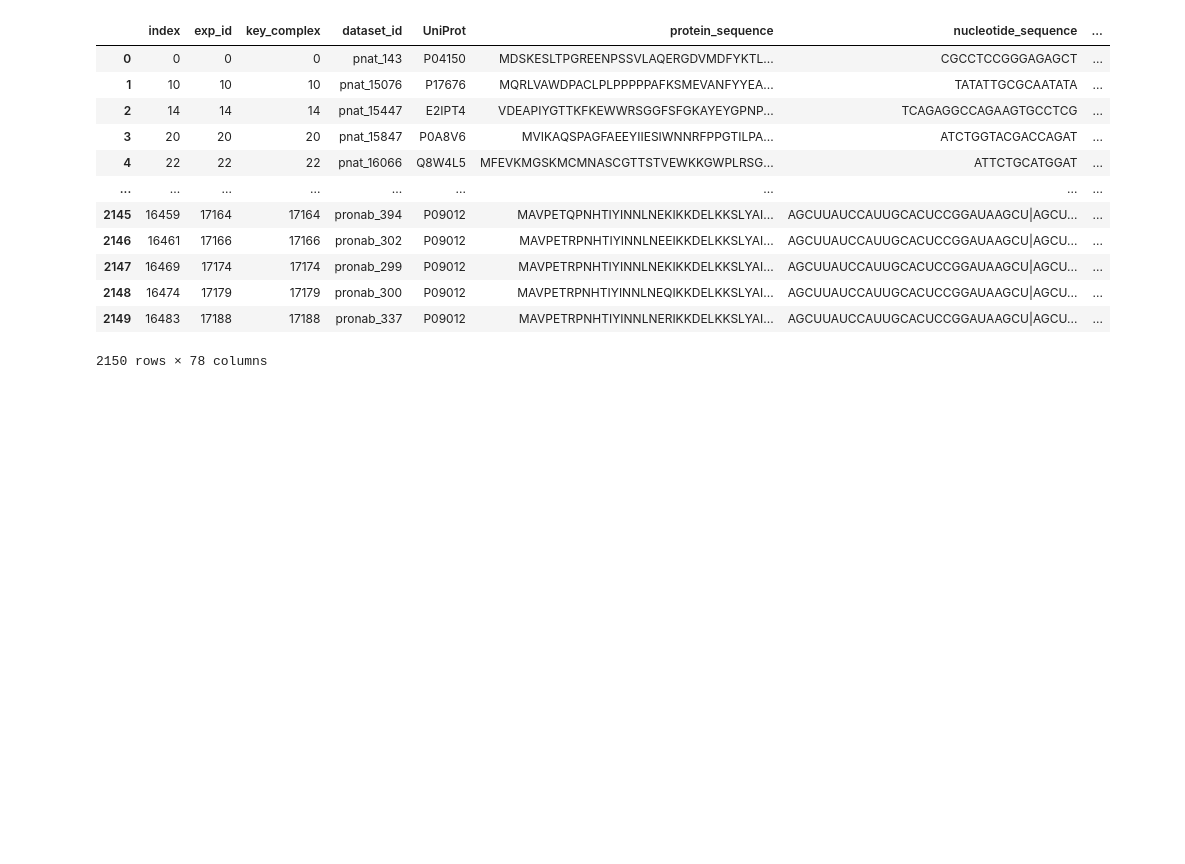
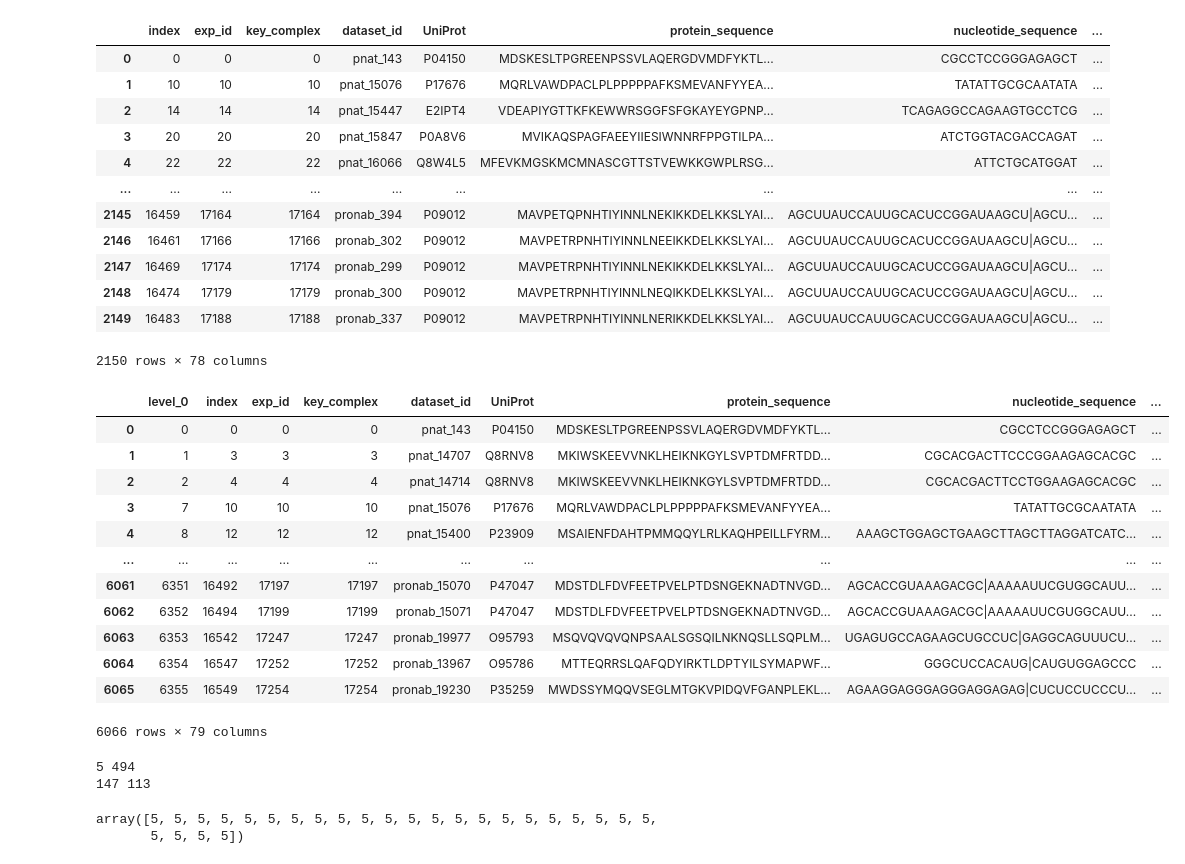
Before and after one commit to leepaul009/pri_model, a Jupyter notebook: notebook/varify_dataset_split.ipynb, the cells around one changed output. Cells and saved outputs as stored; diff of their text form; code cells hidden in the pictures; blank space fills up the shorter version.

```diff
--- a/notebook/varify_dataset_split.ipynb
+++ b/notebook/varify_dataset_split.ipynb
@@ -29,3 +29,46 @@ madf
 | 2148 | 16474 | 17179 | 17179 | pronab_300 | P09012 | MAVPETRPNHTIYINNLNEQIKKDELKKSLYAI... | AGCUUAUCCAUUGCACUCCGGAUAAGCU|AGCU... | ... |
 | 2149 | 16483 | 17188 | 17188 | pronab_337 | P09012 | MAVPETRPNHTIYINNLNERIKKDELKKSLYAI... | AGCUUAUCCAUUGCACUCCGGAUAAGCU|AGCU... | ... |
 2150 rows × 78 columns
+# %%
+import numpy as np
+import pandas as pd
+import os
+import matplotlib.pyplot as plt
+import numpy as np
+from tqdm import tqdm
+
+np.set_printoptions(suppress=True)
+pd.set_option('display.max_columns', 100)
+
+data_dir = '../dataset/tmp_data/hard02/train/'
+data_file = 'train.csv'
+data_file = os.path.join(data_dir, data_file)
+
+madf = pd.read_csv(data_file, sep='\t', low_memory=False)
+madf
+# %% [output]
+|  | level_0 | index | exp_id | key_complex | dataset_id | UniProt | protein_sequence | nucleotide_sequence | ... |
+| 0 | 0 | 0 | 0 | 0 | pnat_143 | P04150 | MDSKESLTPGREENPSSVLAQERGDVMDFYKTL... | CGCCTCCGGGAGAGCT | ... |
+| 1 | 1 | 3 | 3 | 3 | pnat_14707 | Q8RNV8 | MKIWSKEEVVNKLHEIKNKGYLSVPTDMFRTDD... | CGCACGACTTCCCGGAAGAGCACGC | ... |
+| 2 | 2 | 4 | 4 | 4 | pnat_14714 | Q8RNV8 | MKIWSKEEVVNKLHEIKNKGYLSVPTDMFRTDD... | CGCACGACTTCCTGGAAGAGCACGC | ... |
+| 3 | 7 | 10 | 10 | 10 | pnat_15076 | P17676 | MQRLVAWDPACLPLPPPPPAFKSMEVANFYYEA... | TATATTGCGCAATATA | ... |
+| 4 | 8 | 12 | 12 | 12 | pnat_15400 | P23909 | MSAIENFDAHTPMMQQYLRLKAQHPEILLFYRM... | AAAGCTGGAGCTGAAGCTTAGCTTAGGATCATC... | ... |
+| ... | ... | ... | ... | ... | ... | ... | ... | ... | ... |
+| 6061 | 6351 | 16492 | 17197 | 17197 | pronab_15070 | P47047 | MDSTDLFDVFEETPVELPTDSNGEKNADTNVGD... | AGCACCGUAAAGACGC|AAAAAUUCGUGGCAUU... | ... |
+| 6062 | 6352 | 16494 | 17199 | 17199 | pronab_15071 | P47047 | MDSTDLFDVFEETPVELPTDSNGEKNADTNVGD... | AGCACCGUAAAGACGC|AAAAAUUCGUGGCAUU... | ... |
+| 6063 | 6353 | 16542 | 17247 | 17247 | pronab_19977 | O95793 | MSQVQVQVQNPSAALSGSQILNKNQSLLSQPLM... | UGAGUGCCAGAAGCUGCCUC|GAGGCAGUUUCU... | ... |
+| 6064 | 6354 | 16547 | 17252 | 17252 | pronab_13967 | O95786 | MTTEQRRSLQAFQDYIRKTLDPTYILSYMAPWF... | GGGCUCCACAUG|CAUGUGGAGCCC | ... |
+| 6065 | 6355 | 16549 | 17254 | 17254 | pronab_19230 | P35259 | MWDSSYMQQVSEGLMTGKVPIDQVFGANPLEKL... | AGAAGGAGGGAGGGAGGAGAG|CUCUCCUCCCU... | ... |
+6066 rows × 79 columns
+# %%
+seqs = madf['nucleotide_sequence'].values
+lens = np.array([len(seq) for seq in seqs])
+print(lens.min(), lens.argmin())
+print(lens.max(), lens.argmax())
+ids = np.where(lens < 6)[0]
+lens[ids]
+# %% [output]
+5 494
+147 113
+array([5, 5, 5, 5, 5, 5, 5, 5, 5, 5, 5, 5, 5, 5, 5, 5, 5, 5, 5, 5, 5, 5,
+       5, 5, 5, 5])
```
Also changed, not shown: 13 other files.
